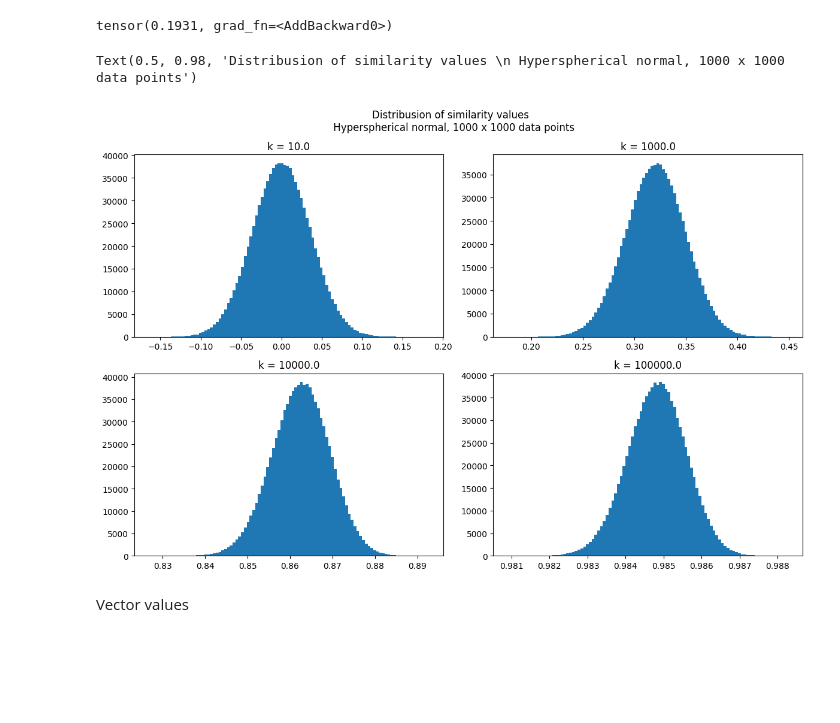
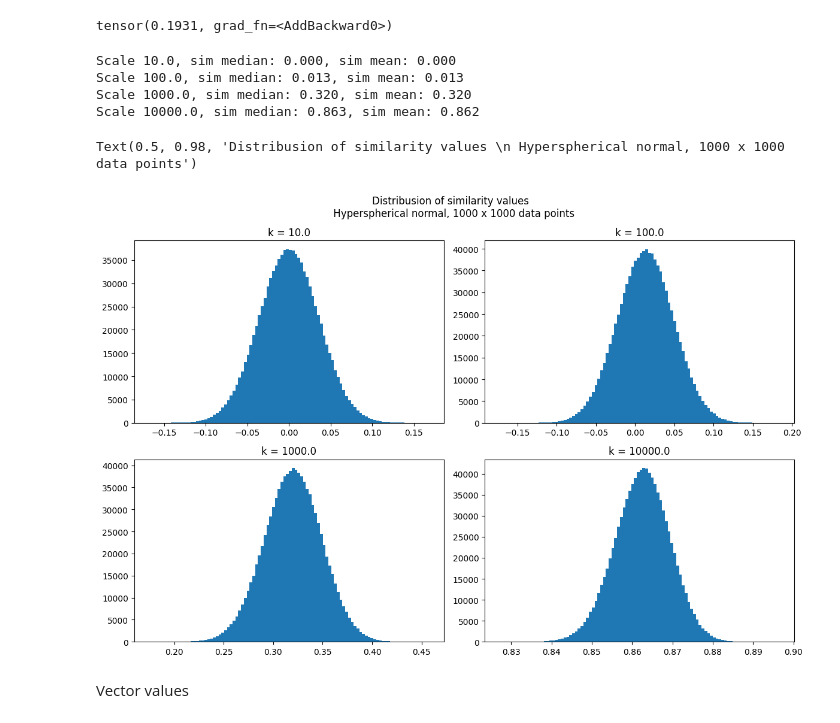
Before and after one commit to SeanNobel/sb-image-decoding, a Jupyter notebook: notebooks/clip_2d_analysis.ipynb, the cells around one changed output. Saved outputs shown, nothing was run; the diff lists cells and outputs as text; code cells hidden in the pictures; blank space fills up the shorter version.

```diff
--- a/notebooks/clip_2d_analysis.ipynb
+++ b/notebooks/clip_2d_analysis.ipynb
@@ -82,7 +82,7 @@ def sort_categories(categories: np.ndarray) -> np.ndarray:
 {'128': 0, '274': 1, '321': 2, '372': 3, '446': 4, '525': 5, '526': 6, '537': 7, '608': 8, '693': 9, '760': 10, '811': 11, '1084': 12, '1091': 13, '1121': 14, '1130': 15, '1140': 16, '1145': 17, '1160 ...
 # %%
 # brain_encoder_path = "../data/clip_embds/thingsmeg/large_test_pos_enc-sine_abs_/brain_mse_embeds.pt"
-brain_encoder_path = "../data/clip_embds/thingsmeg/small_test_blocks-conformer_/unnormalized/brain_mse_embeds.pt"
+# brain_encoder_path = "../data/clip_embds/thingsmeg/small_test_blocks-conformer_/unnormalized/brain_clip_embeds.pt"
 # brain_encoder_path = "../data/clip_embds/thingsmeg/small_test_loss-orclip_orclip_alpha-0.500_/unnormalized/brain_mse_embeds.pt"
 # brain_encoder_path = "../data/clip_embds/thingsmeg/small_test_loss-orclip_orclip_alpha-5_/unnormalized/brain_mse_embeds.pt"
 # brain_encoder_path = "../data/clip_embds/thingsmeg/small_test_blocks-crate_num_blocks-8_transformer_heads-8_/unnormalized/brain_mse_embeds.pt"
@@ -90,6 +90,7 @@ brain_encoder_path = "../data/clip_embds/thingsmeg/small_test_blocks-conformer_/
 # brain_encoder_path = "../data/clip_embds/thingsmeg/small_test_clip_temp_init-2_clip_temp_learn-False_loss-orclip_orclip_alpha-0.500_/unnormalized/brain_mse_embeds.pt"
 # brain_encoder_path = "../data/clip_embds/thingsmeg/small_test_batch_size-512_num_blocks-2_/unnormalized/brain_mse_embeds.pt"
 # brain_encoder_path = "../data/clip_embds/thingsmeg/small_test_batch_size-8_num_blocks-2_/unnormalized/brain_mse_embeds.pt"
+brain_encoder_path = "../data/clip_embds/thingsmeg/small_test_loss-normregclip_nrclip_alpha-0.010_/unnormalized/brain_mse_embeds.pt"
 
 class CLIPLatentsDatset(torch.utils.data.Dataset):
     def __init__(self, brain: bool = False):
@@ -376,7 +377,7 @@ temp = 1.0
 
 alpha = 0.0
 
-device = "cuda:1"
+device = "cuda:0"
 
 dataset = CLIPLatentsDatset(brain=True)
 train_set = torch.utils.data.Subset(dataset, dataset.train_idxs)
@@ -397,7 +398,7 @@ elif mode == "entropy":
 parameters = list(image_encoder.parameters()) + list(text_encoder.parameters())
 optimizer = torch.optim.Adam(parameters, lr=5e-4)
 
-classifier = DiagonalClassifier(topk=[1, 5])
+# classifier = DiagonalClassifier(topk=[1, 5])
 # %%
 train_loss_hist = []
 train_acc_hist = []
@@ -722,36 +723,42 @@ print(torch.distributions.kl_divergence(p, q))
 # %% [output]
 tensor(0.1931, grad_fn=<AddBackward0>)
 # %%
-scales = [10.0, 1000.0, 1e4, 1e5]
+scales = [10.0, 100.0, 1000.0, 1e4]
 
 fig, axs = plt.subplots(2, 2, figsize=(12, 8), tight_layout=True)
 
 loc = torch.zeros(768)
 loc[0] = 1
 loc.requires_grad = True
 
 for i, scale in enumerate(scales):
     dist = PowerSpherical(
         loc=loc,
         scale=torch.tensor(scale, requires_grad=True)
     )
 
     X = dist.sample((1000,))
     Y = dist.sample((1000,))
 
     X /= X.norm(dim=-1, keepdim=True)
     Y /= Y.norm(dim=-1, keepdim=True)
 
-    sim = torch.matmul(X, Y.T).cpu().numpy()
+    sim = torch.matmul(X, Y.T).cpu().numpy().flatten()
 
     ax = axs[i // 2, i % 2]
-    ax.hist(sim.flatten(), bins=100)
+    ax.hist(sim, bins=100)
     ax.set_title(f"k = {scale}")
 
+    print(f"Scale {scale}, sim median: {np.median(sim):.3f}, sim mean: {np.mean(sim):.3f}")
+
 fig.suptitle("Distribusion of similarity values \n Hyperspherical normal, 1000 x 1000 data points")
 # %% [output]
-Text(0.5, 0.98, 'Distribusion of similarity values \n Hyperspherical normal, 1000 x 1000 data points')
+Scale 10.0, sim median: 0.000, sim mean: 0.000
+Scale 100.0, sim median: 0.013, sim mean: 0.013
+Scale 1000.0, sim median: 0.320, sim mean: 0.320
+Scale 10000.0, sim median: 0.863, sim mean: 0.862
+Text(0.5, 0.98, 'Distribusion of similarity values \n Hyperspherical normal, 1000 x 1000 data points')
-[figure, old version]
+[figure, new version]
 # %% [markdown]
 Vector values
 # %%
```
Also changed, not shown: parts of 3 cells of this notebook, 2 other files.
